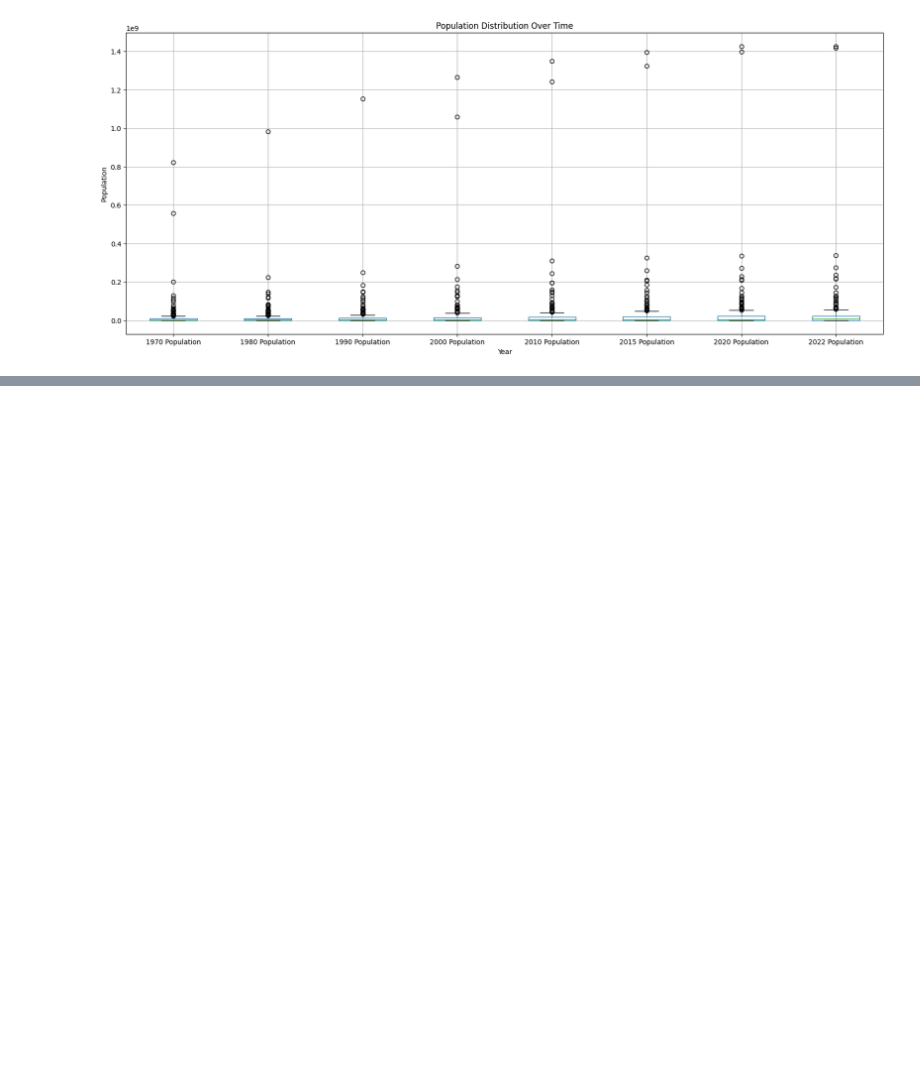
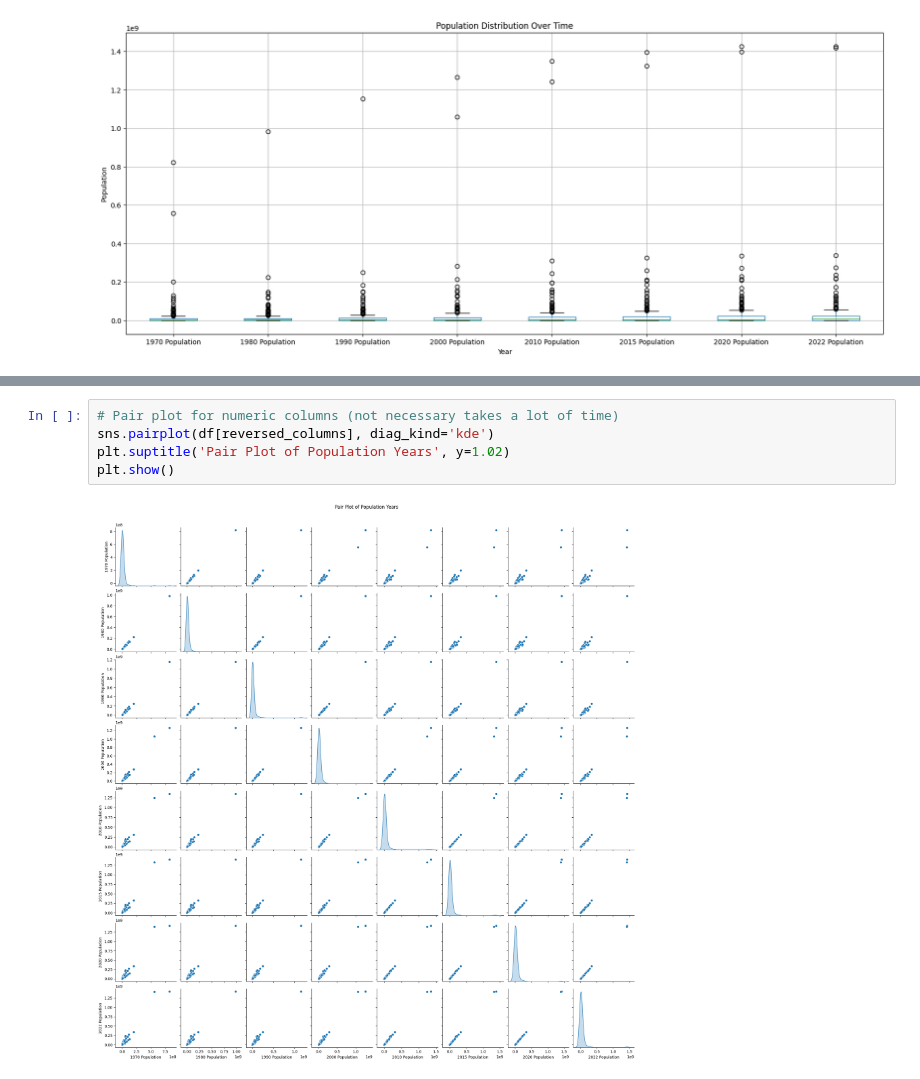
Before and after one commit to Makkala-Kumar/COD-Internship-Tasks, a Jupyter notebook: EDA_on_world_population_Dataset.ipynb, the cells around one changed output, grey strips where cells are left out. Cells and saved outputs as stored; diff of their text form; blank space fills up the shorter version.

```diff
--- a/EDA_on_world_population_Dataset.ipynb
+++ b/EDA_on_world_population_Dataset.ipynb
@@ -293,0 +329,7 @@ plt.show()
+# %%
+# Pair plot for numeric columns (not necessary takes a lot of time)
+sns.pairplot(df[reversed_columns], diag_kind='kde')
+plt.suptitle('Pair Plot of Population Years', y=1.02)
+plt.show()
+# %% [output]
+[figure, added]
```
Also changed, not shown: parts of 10 cells of this notebook.
